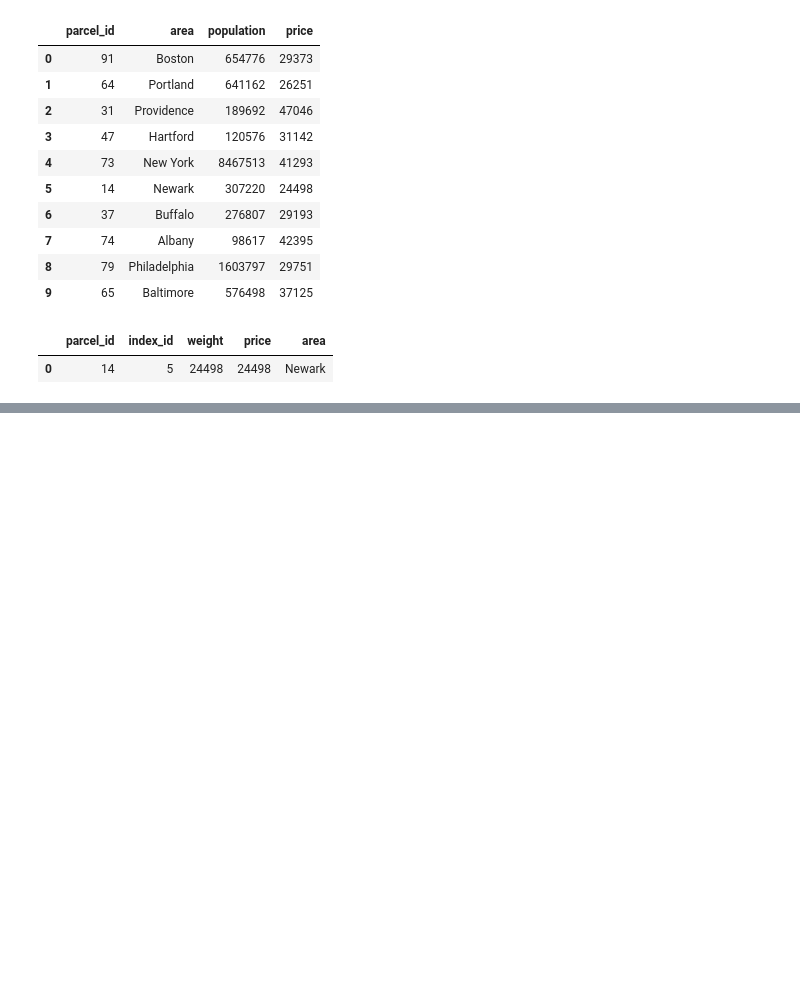
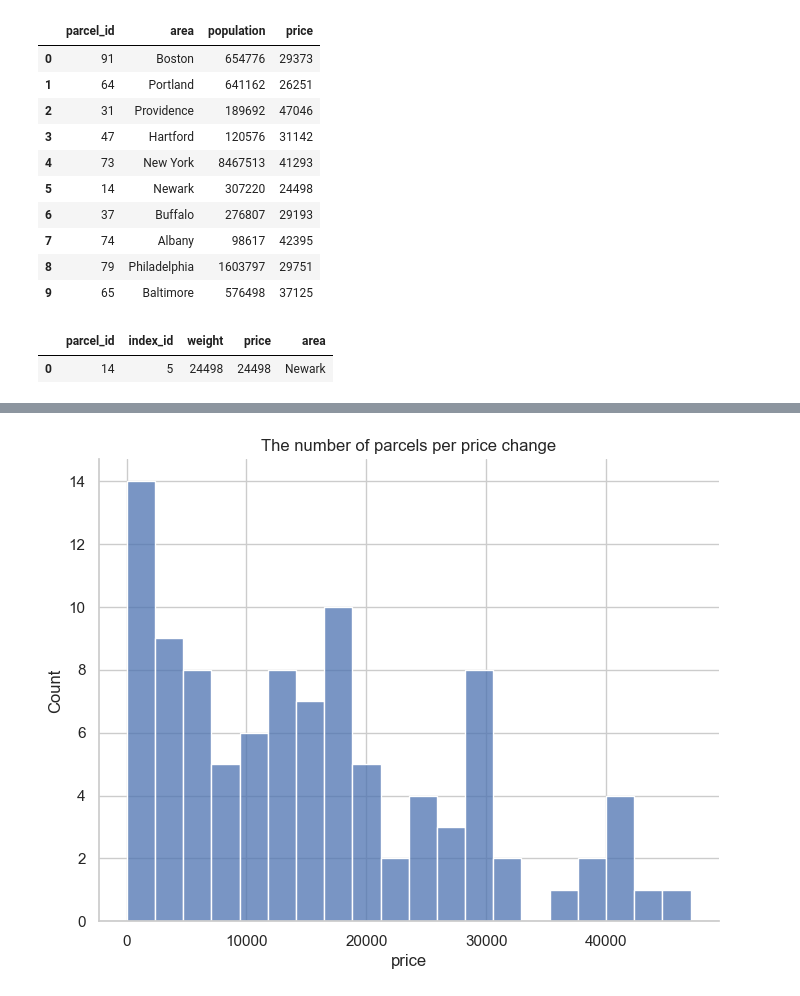
Before and after one commit to BernartGuddiny/postal_parcels, a Jupyter notebook: project_percels.ipynb, the cells around one changed output, grey strips where cells are left out. Cells and saved outputs as stored; diff of their text form; code cells hidden in the pictures; blank space fills up the shorter version.

```diff
--- a/project_percels.ipynb
+++ b/project_percels.ipynb
@@ -353,0 +371,11 @@ select(sql)
+# %%
+# Setting figure size for future visualizations
+sns.set(rc={'figure.figsize':(8,6)})
+sns.set_style('whitegrid')
+
+# Looking at the number of percels per price change
+ax = sns.histplot(parcel_aggr.price, bins=20)
+ax.set(title='The number of parcels per price change')
+sns.despine()
+# %% [output]
+[figure, added]
```
Also changed, not shown: parts of 6 cells of this notebook, 1 other file.
